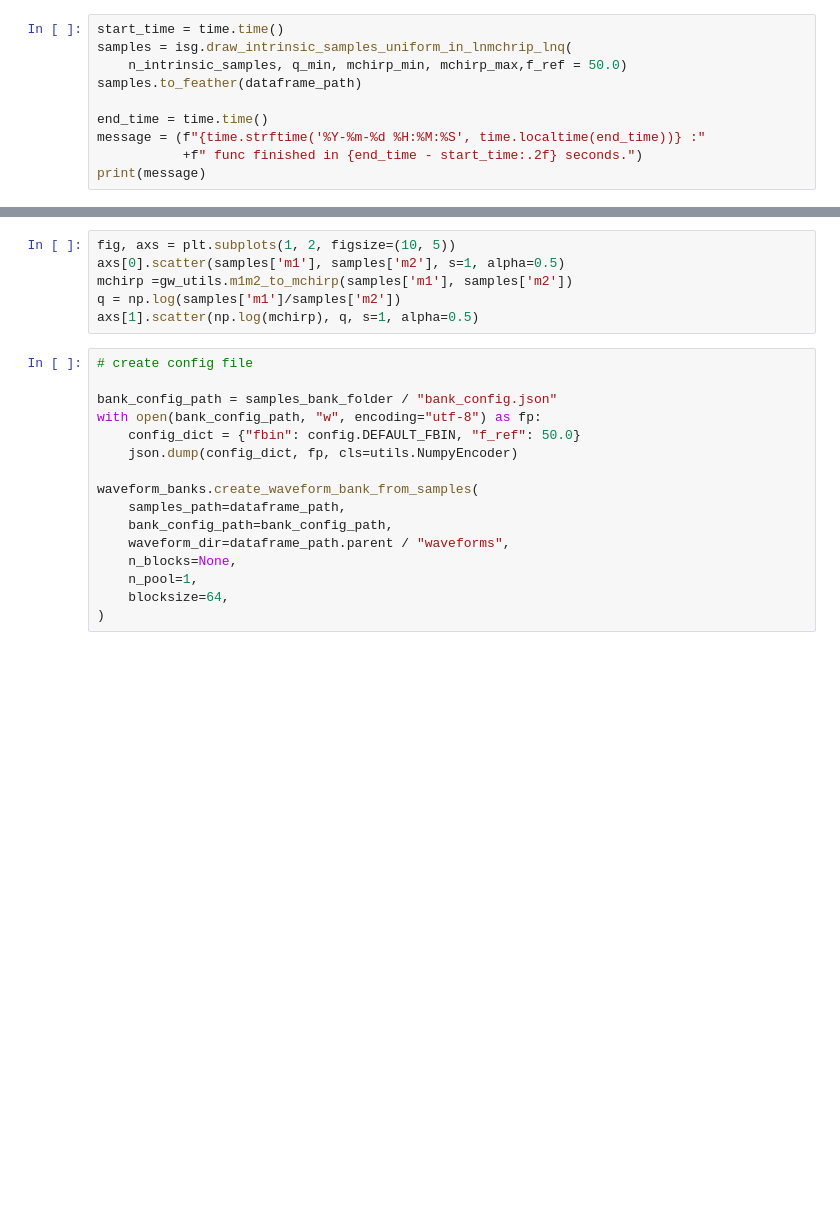
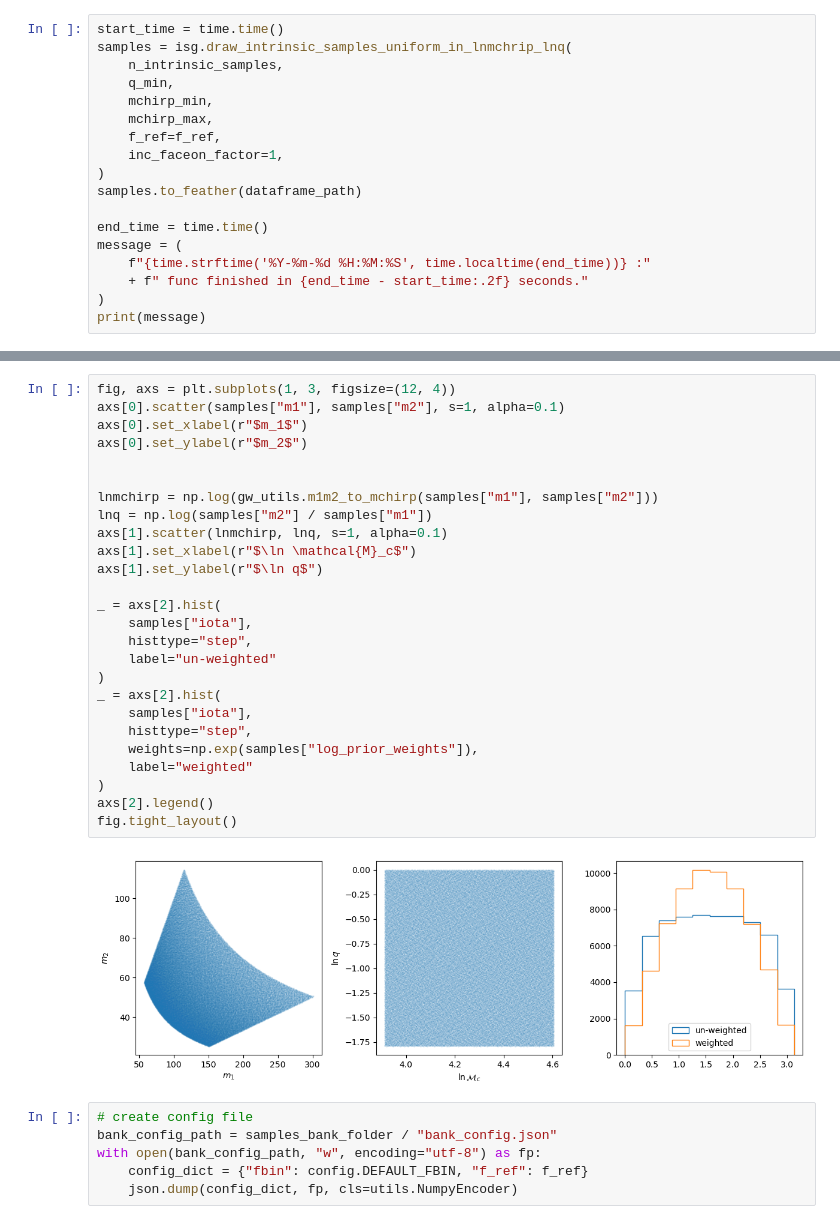
Before and after one commit to JonathanMushkin/dot-PE, a Jupyter notebook: notebooks/create_sample_bank.ipynb, the cells around one changed output, grey strips where cells are left out. Drawn from its saved outputs; the diff is of its cells as text; blank space fills up the shorter version.

```diff
--- a/notebooks/create_sample_bank.ipynb
+++ b/notebooks/create_sample_bank.ipynb
@@ -39,10 +46,18 @@ if samples_bank_folder.exists() is False:
 # %%
 start_time = time.time()
 samples = isg.draw_intrinsic_samples_uniform_in_lnmchrip_lnq(
-    n_intrinsic_samples, q_min, mchirp_min, mchirp_max,f_ref = 50.0)
+    n_intrinsic_samples,
+    q_min,
+    mchirp_min,
+    mchirp_max,
+    f_ref=f_ref,
+    inc_faceon_factor=1,
+)
 samples.to_feather(dataframe_path)
 
 end_time = time.time()
-message = (f"{time.strftime('%Y-%m-%d %H:%M:%S', time.localtime(end_time))} :"
-           +f" func finished in {end_time - start_time:.2f} seconds.")
+message = (
+    f"{time.strftime('%Y-%m-%d %H:%M:%S', time.localtime(end_time))} :"
+    + f" func finished in {end_time - start_time:.2f} seconds."
+)
 print(message)
@@ -49,22 +66,34 @@ print(message)
 # %%
-fig, axs = plt.subplots(1, 2, figsize=(10, 5))
-axs[0].scatter(samples['m1'], samples['m2'], s=1, alpha=0.5)
-mchirp =gw_utils.m1m2_to_mchirp(samples['m1'], samples['m2'])
-q = np.log(samples['m1']/samples['m2'])
-axs[1].scatter(np.log(mchirp), q, s=1, alpha=0.5)
+fig, axs = plt.subplots(1, 3, figsize=(12, 4))
+axs[0].scatter(samples["m1"], samples["m2"], s=1, alpha=0.1)
+axs[0].set_xlabel(r"$m_1$")
+axs[0].set_ylabel(r"$m_2$")
+
+
+lnmchirp = np.log(gw_utils.m1m2_to_mchirp(samples["m1"], samples["m2"]))
+lnq = np.log(samples["m2"] / samples["m1"])
+axs[1].scatter(lnmchirp, lnq, s=1, alpha=0.1)
+axs[1].set_xlabel(r"$\ln \mathcal{M}_c$")
+axs[1].set_ylabel(r"$\ln q$")
+
+_ = axs[2].hist(
+    samples["iota"],
+    histtype="step",
+    label="un-weighted"
+)
+_ = axs[2].hist(
+    samples["iota"],
+    histtype="step",
+    weights=np.exp(samples["log_prior_weights"]),
+    label="weighted"
+)
+axs[2].legend()
+fig.tight_layout()
+# %% [output]
+[figure, added]
 # %%
 # create config file
-
 bank_config_path = samples_bank_folder / "bank_config.json"
 with open(bank_config_path, "w", encoding="utf-8") as fp:
-    config_dict = {"fbin": config.DEFAULT_FBIN, "f_ref": 50.0}
+    config_dict = {"fbin": config.DEFAULT_FBIN, "f_ref": f_ref}
     json.dump(config_dict, fp, cls=utils.NumpyEncoder)
-
-waveform_banks.create_waveform_bank_from_samples(
-    samples_path=dataframe_path,
-    bank_config_path=bank_config_path,
-    waveform_dir=dataframe_path.parent / "waveforms",
-    n_blocks=None,
-    n_pool=1,
-    blocksize=64,
-)
```
Also changed, not shown: parts of 5 cells of this notebook, 1 other file.
